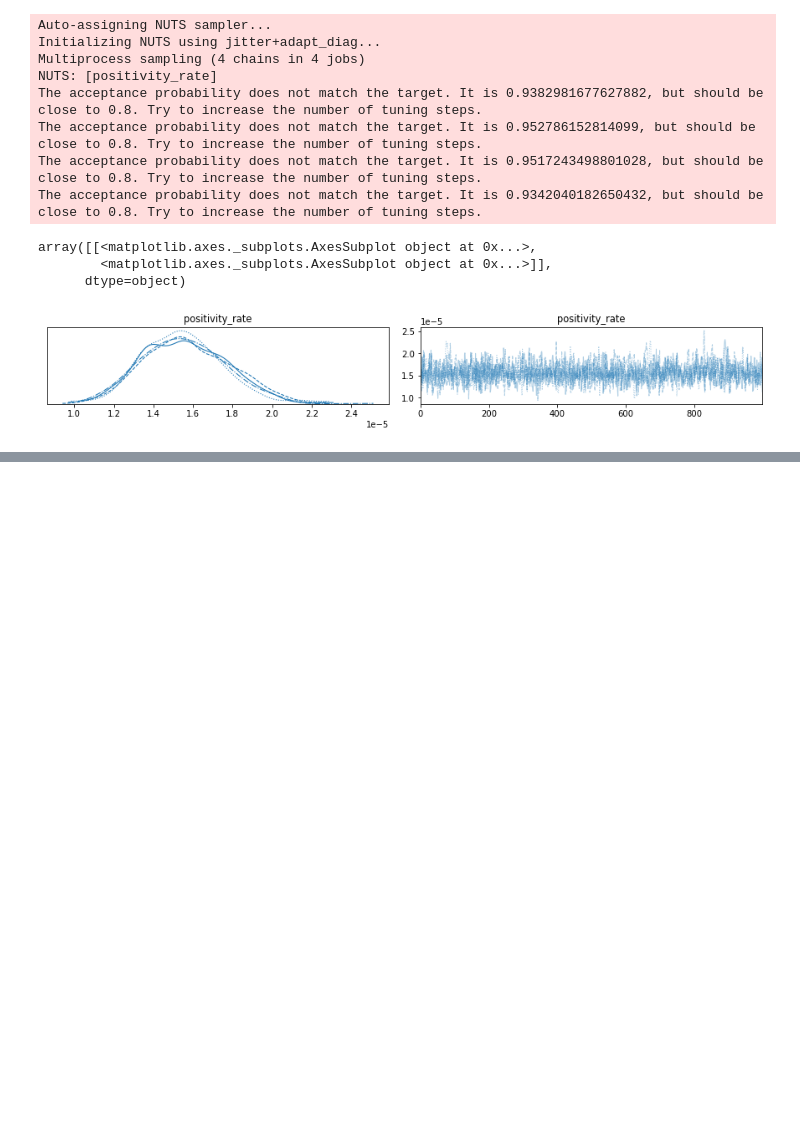
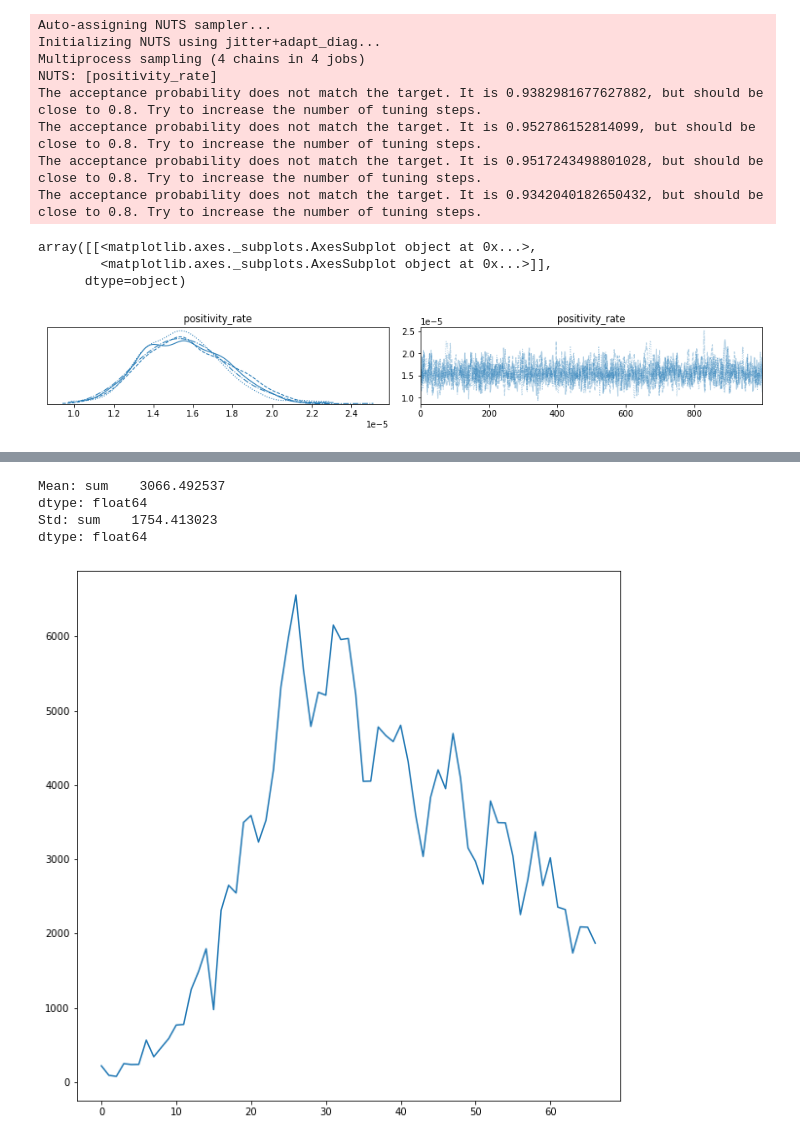
Before and after one commit to aletuf93/logproj, a Jupyter notebook: examples/04. Bayesian Statistics.ipynb, the cells around one changed output, grey strips where cells are left out. Saved outputs shown, nothing was run; the diff lists cells and outputs as text; code cells hidden in the pictures; blank space fills up the shorter version.

```diff
--- a/examples/04. Bayesian Statistics.ipynb
+++ b/examples/04. Bayesian Statistics.ipynb
@@ -155,0 +234,18 @@ array([[<matplotlib.axes._subplots.AxesSubplot object at 0x...>,
+# %%
+# modello il numero degli infetti
+#di/dt is the observed number of new infections
+obs_di_dt = df_grouped['nuovi_positivi']
+plt.plot(obs_di_dt)
+
+#assume being normal
+obs_di_dt_mean = np.mean(obs_di_dt)
+obs_di_dt_std = np.std(obs_di_dt)
+
+print(f"Mean: {obs_di_dt_mean}")
+print(f"Std: {obs_di_dt_std}")
+# %% [output]
+Mean: sum    3066.492537
+dtype: float64
+Std: sum    1754.413023
+dtype: float64
+[figure, added]
```
Also changed, not shown: parts of 13 cells of this notebook.
